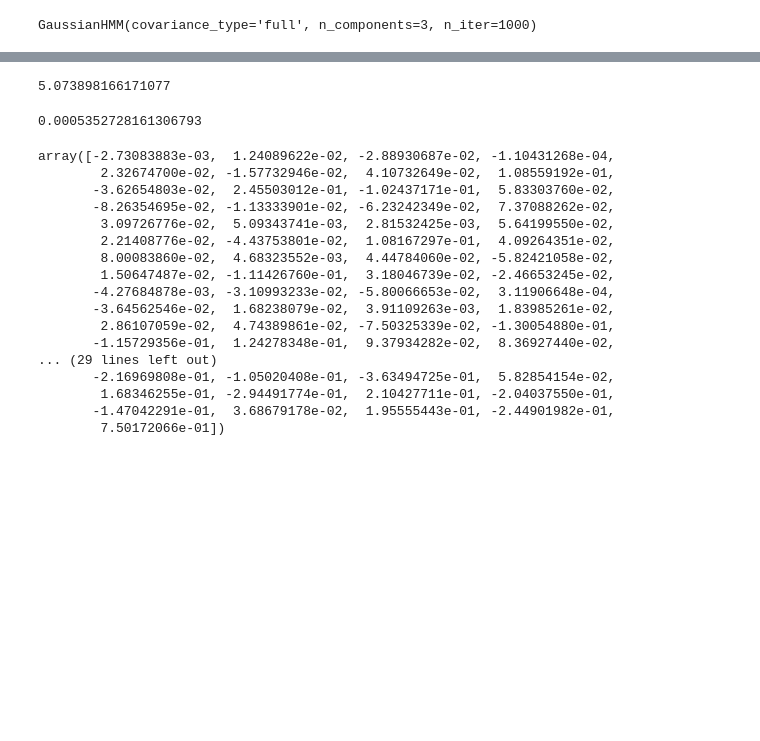
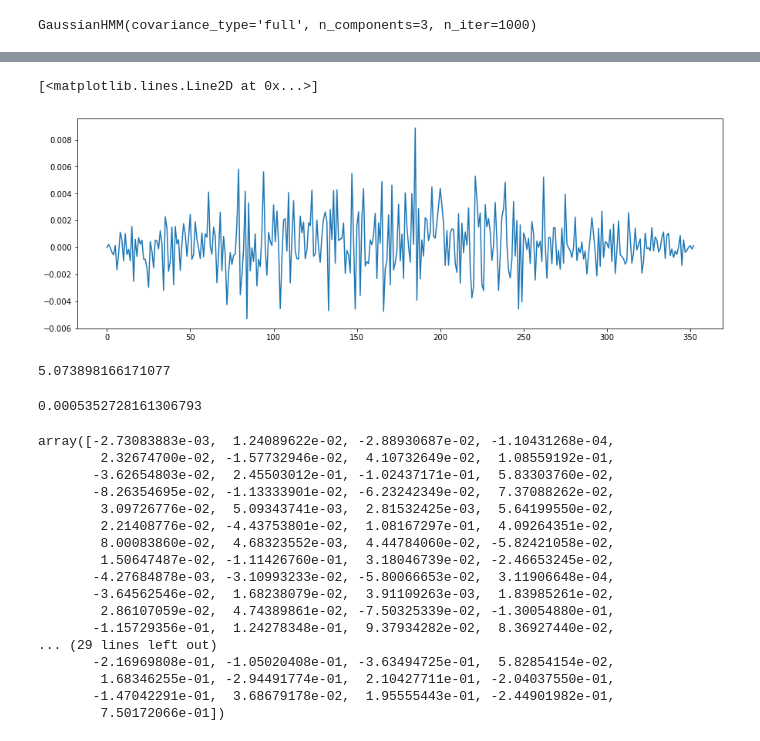
Before and after one commit to yiwen1996/DSGA1018TimeSeries, a Jupyter notebook: HMM_predict.ipynb, the cells around one changed output, grey strips where cells are left out. Cells and saved outputs as stored; diff of their text form; code cells hidden in the pictures; blank space fills up the shorter version.

```diff
--- a/HMM_predict.ipynb
+++ b/HMM_predict.ipynb
@@ -116,3 +116,9 @@ plt.legend()
+# %%
+import scipy
+plt.plot(scipy.signal.correlate(test_np,hmm_prediction_value))
+# %% [output]
+[<matplotlib.lines.Line2D at 0x...>]
+[figure, added]
 # %%
 mean_absolute_percentage_error(test_np,hmm_prediction_value)
 # %% [output]
```
Also changed, not shown: parts of 4 cells of this notebook.
